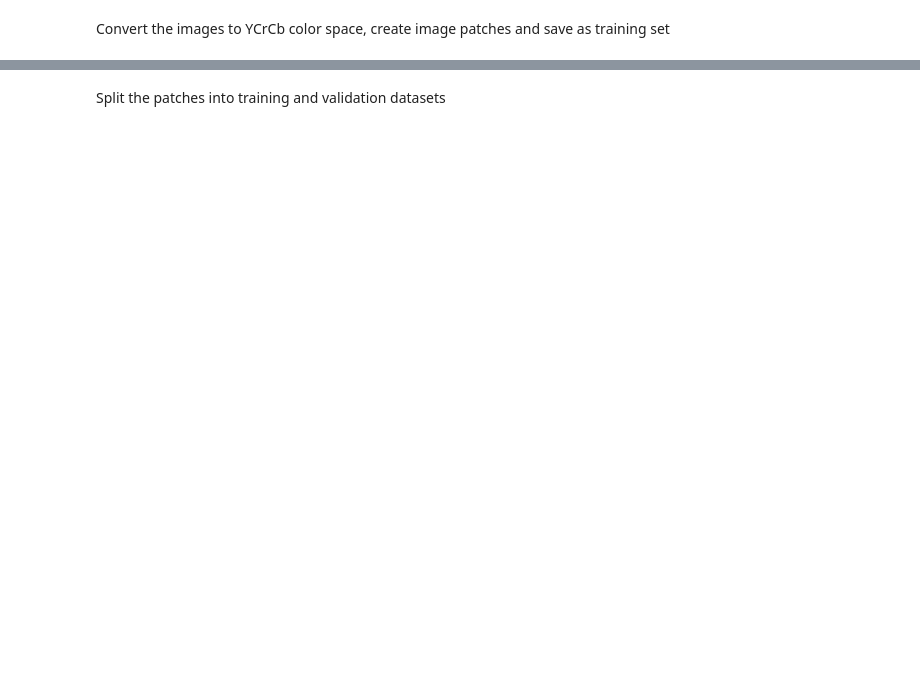
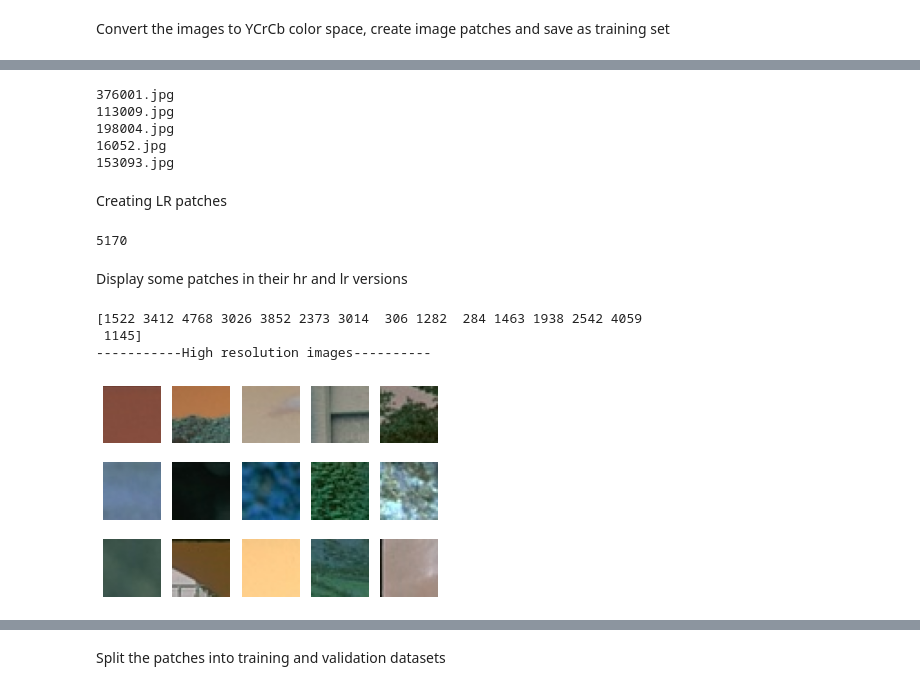
Before and after one commit to AnupamaRajkumar/AppliedDeepLearning, a Jupyter notebook: SuperResolution.ipynb, the cells around one changed output, grey strips where cells are left out. Drawn from its saved outputs; the diff is of its cells as text; code cells hidden in the pictures; blank space fills up the shorter version.

```diff
--- a/SuperResolution.ipynb
+++ b/SuperResolution.ipynb
@@ -113,0 +111,25 @@ print(imgArr.shape)
+# %%
+os.chdir(train_path)
+cnt = 0
+lrImgs = []
+hrImgs = []
+for img_idx in os.listdir(train_path):
+  if cnt < 5:
+    print(img_idx)
+    img_name = cv2.imread(img_idx)
+    hrImgs.append(img_name)
+    newImg = convertBGRToYCrCb(img_name)
+    #low resolution image
+    lrImg = createLowResolutionImage(newImg)
+    #convert back to high resolution
+    lrImg = createHighResolutionImage(lrImg)
+    lrImgs.append(lrImg)
+    cnt = cnt + 1
+  else:
+    break
+# %% [output]
+376001.jpg
+113009.jpg
+198004.jpg
+16052.jpg
+153093.jpg
@@ -113,0 +143,28 @@ print(imgArr.shape)
+# %% [markdown]
+Creating LR patches
+# %%
+lrPatch = []
+for p_Idx in patches:
+    #low resolution image
+    lrImg = createLowResolutionImage(p_Idx)
+    #convert back to high resolution
+    lrImg = createHighResolutionImage(lrImg)
+    lrPatch.append(lrImg)
+print(len(lrPatch))
+# %% [output]
+5170
+# %% [markdown]
+Display some patches in their hr and lr versions
+# %%
+selected = np.random.choice(len(patches), 15)
+plt.figure()
+print('-----------High resolution images----------')
+for i, ind in enumerate(selected):
+  plt.subplot(3, 5, i+1)
+  plt.imshow(convertYCrCbToRGB(patches[ind]))
+  plt.axis('off')
+# %% [output]
+[1522 3412 4768 3026 3852 2373 3014  306 1282  284 1463 1938 2542 4059
+ 1145]
+-----------High resolution images----------
+[figure, added]
```
Also changed, not shown: parts of 31 cells of this notebook.
